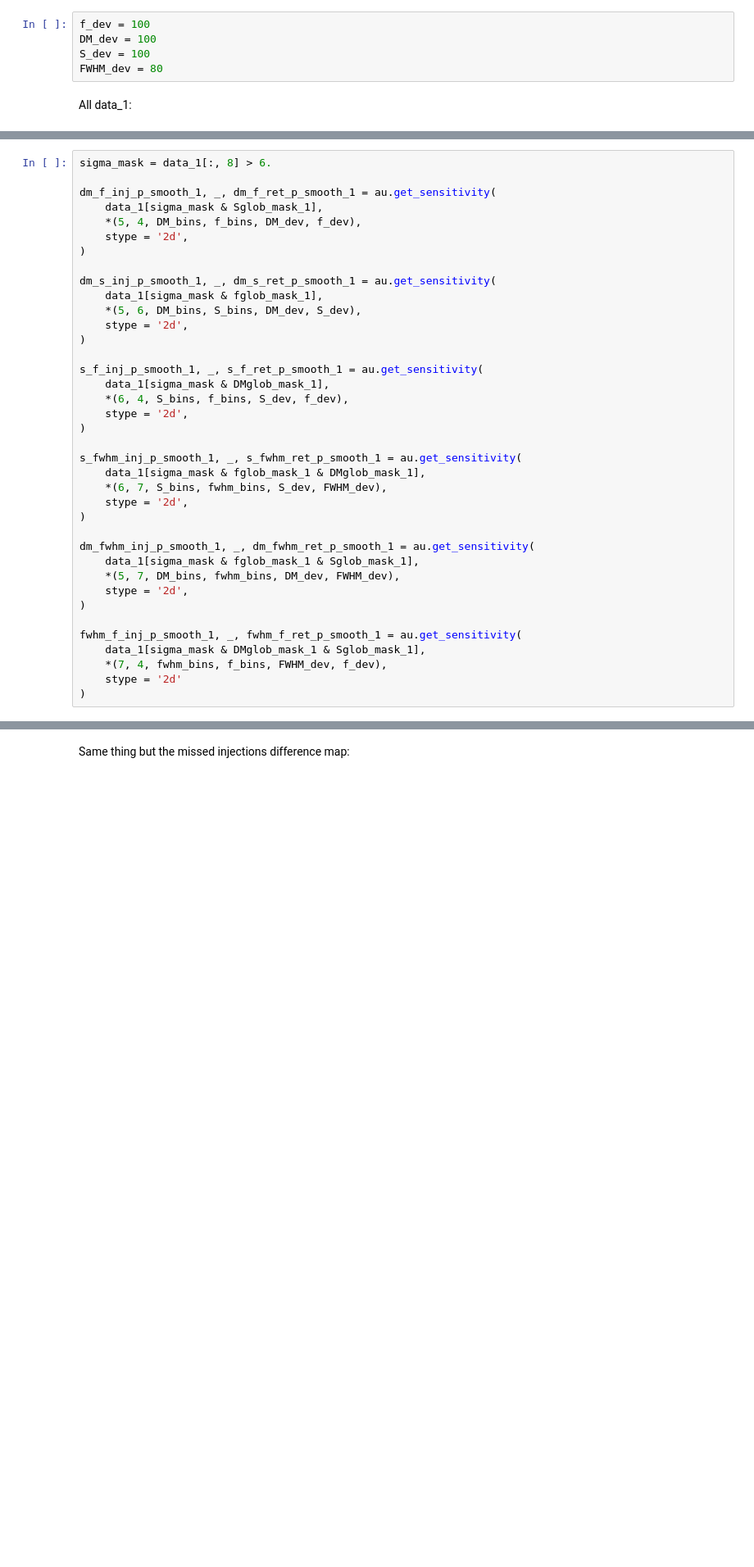
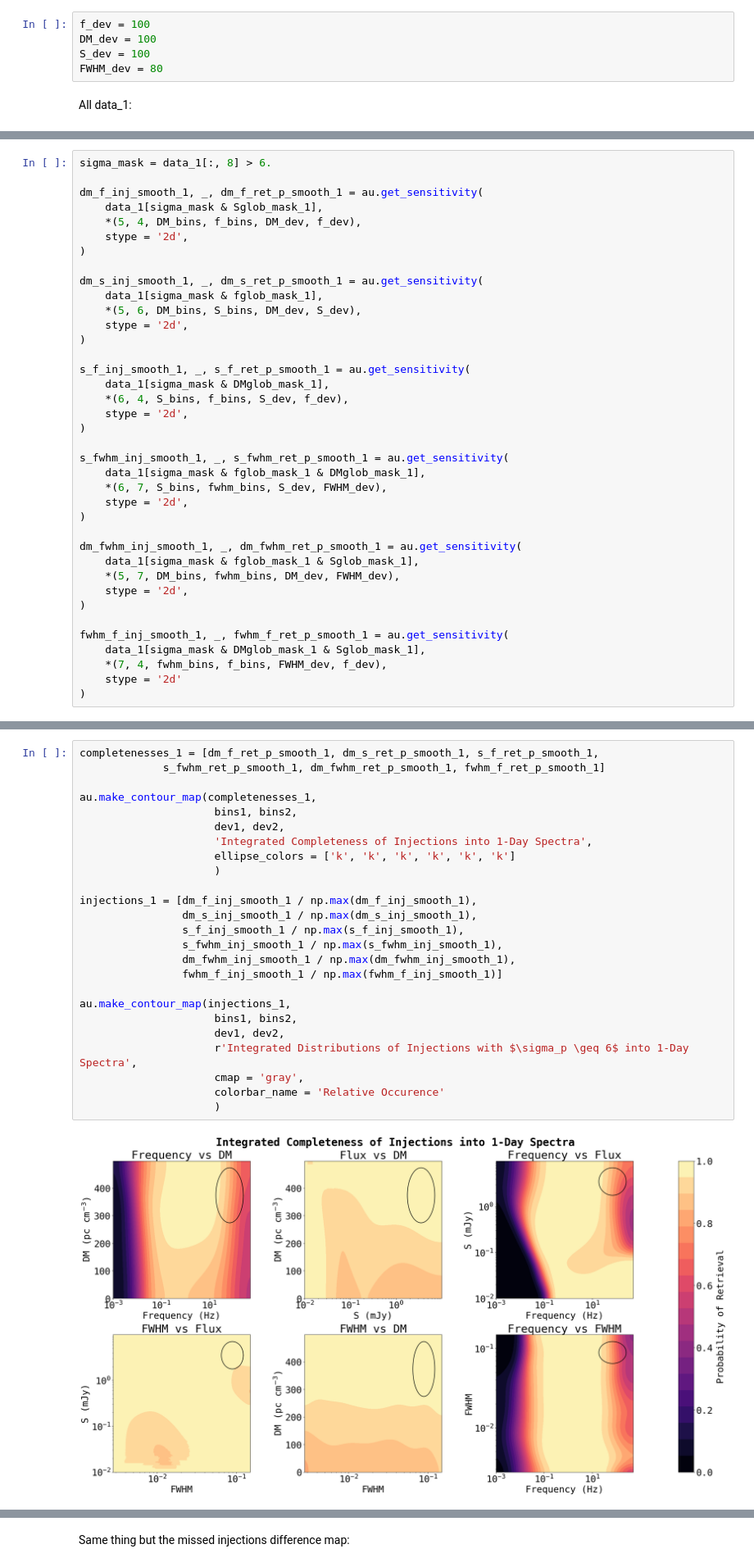
Before and after one commit to chime-sps/Transmissivity, a Jupyter notebook: results/injection_analysis_2d.ipynb, the cells around one changed output, grey strips where cells are left out. Shown at 82% size. Saved outputs shown, nothing was run; the diff lists cells and outputs as text; blank space fills up the shorter version.

```diff
--- a/results/injection_analysis_2d.ipynb
+++ b/results/injection_analysis_2d.ipynb
@@ -198,37 +144,37 @@ data_1_low_flux_retrieved = data_1[S_mask & retrieved_mask]
 # %%
 sigma_mask = data_1[:, 8] > 6.
 
-dm_f_inj_p_smooth_1, _, dm_f_ret_p_smooth_1 = au.get_sensitivity(
+dm_f_inj_smooth_1, _, dm_f_ret_p_smooth_1 = au.get_sensitivity(
     data_1[sigma_mask & Sglob_mask_1],
     *(5, 4, DM_bins, f_bins, DM_dev, f_dev),
     stype = '2d',
 )
 
-dm_s_inj_p_smooth_1, _, dm_s_ret_p_smooth_1 = au.get_sensitivity(
+dm_s_inj_smooth_1, _, dm_s_ret_p_smooth_1 = au.get_sensitivity(
     data_1[sigma_mask & fglob_mask_1],
     *(5, 6, DM_bins, S_bins, DM_dev, S_dev),
     stype = '2d',
 )
 
-s_f_inj_p_smooth_1, _, s_f_ret_p_smooth_1 = au.get_sensitivity(
+s_f_inj_smooth_1, _, s_f_ret_p_smooth_1 = au.get_sensitivity(
     data_1[sigma_mask & DMglob_mask_1],
     *(6, 4, S_bins, f_bins, S_dev, f_dev),
     stype = '2d',
 )
 
-s_fwhm_inj_p_smooth_1, _, s_fwhm_ret_p_smooth_1 = au.get_sensitivity(
+s_fwhm_inj_smooth_1, _, s_fwhm_ret_p_smooth_1 = au.get_sensitivity(
     data_1[sigma_mask & fglob_mask_1 & DMglob_mask_1],
     *(6, 7, S_bins, fwhm_bins, S_dev, FWHM_dev),
     stype = '2d',
 )
 
-dm_fwhm_inj_p_smooth_1, _, dm_fwhm_ret_p_smooth_1 = au.get_sensitivity(
+dm_fwhm_inj_smooth_1, _, dm_fwhm_ret_p_smooth_1 = au.get_sensitivity(
     data_1[sigma_mask & fglob_mask_1 & Sglob_mask_1],
     *(5, 7, DM_bins, fwhm_bins, DM_dev, FWHM_dev),
     stype = '2d',
 )
 
-fwhm_f_inj_p_smooth_1, _, fwhm_f_ret_p_smooth_1 = au.get_sensitivity(
+fwhm_f_inj_smooth_1, _, fwhm_f_ret_p_smooth_1 = au.get_sensitivity(
     data_1[sigma_mask & DMglob_mask_1 & Sglob_mask_1],
     *(7, 4, fwhm_bins, f_bins, FWHM_dev, f_dev),
     stype = '2d'
@@ -323,0 +182,27 @@ plt.show()
+# %%
+completenesses_1 = [dm_f_ret_p_smooth_1, dm_s_ret_p_smooth_1, s_f_ret_p_smooth_1,
+             s_fwhm_ret_p_smooth_1, dm_fwhm_ret_p_smooth_1, fwhm_f_ret_p_smooth_1]
+
+au.make_contour_map(completenesses_1,
+                     bins1, bins2,
+                     dev1, dev2,
+                     'Integrated Completeness of Injections into 1-Day Spectra',
+                     ellipse_colors = ['k', 'k', 'k', 'k', 'k', 'k']
+                     )
+
+injections_1 = [dm_f_inj_smooth_1 / np.max(dm_f_inj_smooth_1),
+                dm_s_inj_smooth_1 / np.max(dm_s_inj_smooth_1),
+                s_f_inj_smooth_1 / np.max(s_f_inj_smooth_1),
+                s_fwhm_inj_smooth_1 / np.max(s_fwhm_inj_smooth_1),
+                dm_fwhm_inj_smooth_1 / np.max(dm_fwhm_inj_smooth_1),
+                fwhm_f_inj_smooth_1 / np.max(fwhm_f_inj_smooth_1)]
+
+au.make_contour_map(injections_1,
+                     bins1, bins2,
+                     dev1, dev2,
+                     r'Integrated Distributions of Injections with $\sigma_p \geq 6$ into 1-Day Spectra',
+                     cmap = 'gray',
+                     colorbar_name = 'Relative Occurence'
+                     )
+# %% [output]
+[figure, added]
```
Also changed, not shown: parts of 28 cells of this notebook.
